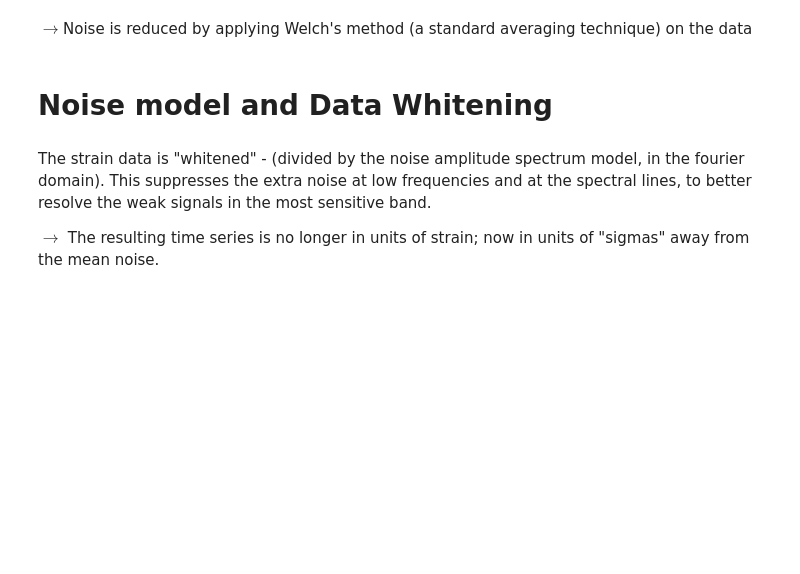
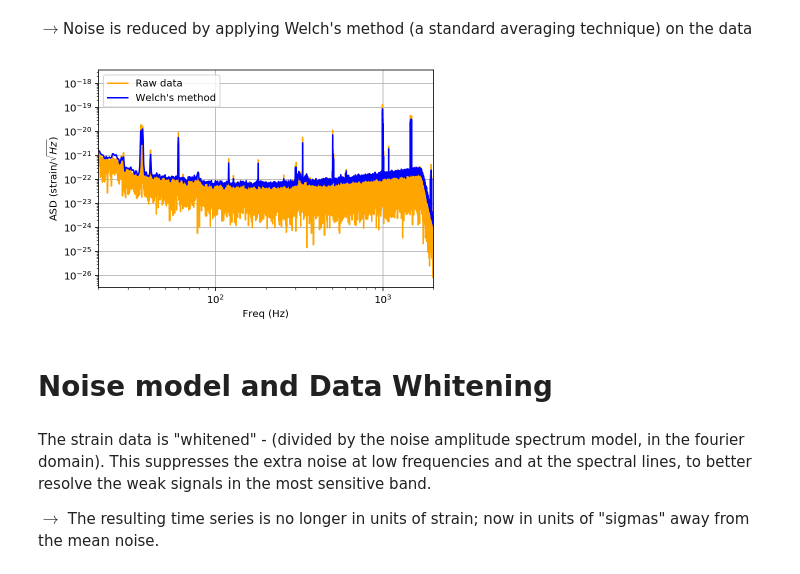
Before and after one commit to bruffolo/PHYS512, a Jupyter notebook: Test_v2.ipynb, the cells around one changed output. Drawn from its saved outputs; the diff is of its cells as text; code cells hidden in the pictures; blank space fills up the shorter version.

```diff
--- a/Test_v2.ipynb
+++ b/Test_v2.ipynb
@@ -75,10 +95,12 @@ f,psd = signal.welch(strain_H1,fs,nperseg = 2**int(np.log2(l/8)))
 # %%
 plt.figure()
 plt.loglog(freqs,abs(ft), 'orange',label = "Raw data")
 plt.loglog(f,np.sqrt(2*l*psd/fs),color = 'blue',label = "Welch's method")
-plt.ylabel('ASD (strain/rtHz)'); plt.xlabel('Freq (Hz)')
+plt.ylabel('ASD (strain/$\sqrt{Hz}$)'); plt.xlabel('Freq (Hz)')
 plt.xlim(f_min,f_max)
 plt.grid();plt.legend();plt.show()
+# %% [output]
+[figure, added]
 # %% [markdown]
 # Noise model and Data Whitening
 # %% [markdown]
```
Also changed, not shown: parts of 15 cells of this notebook, 1 other file.
